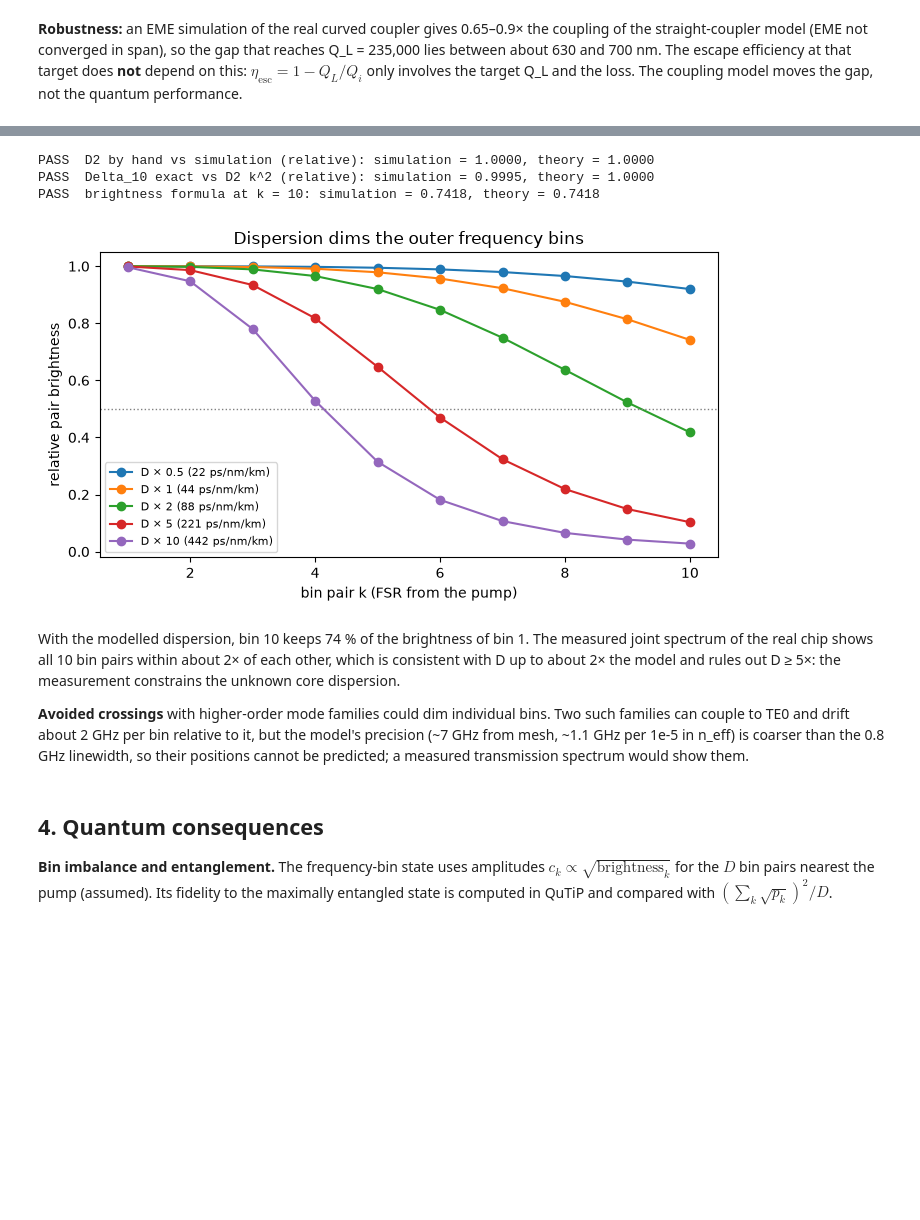
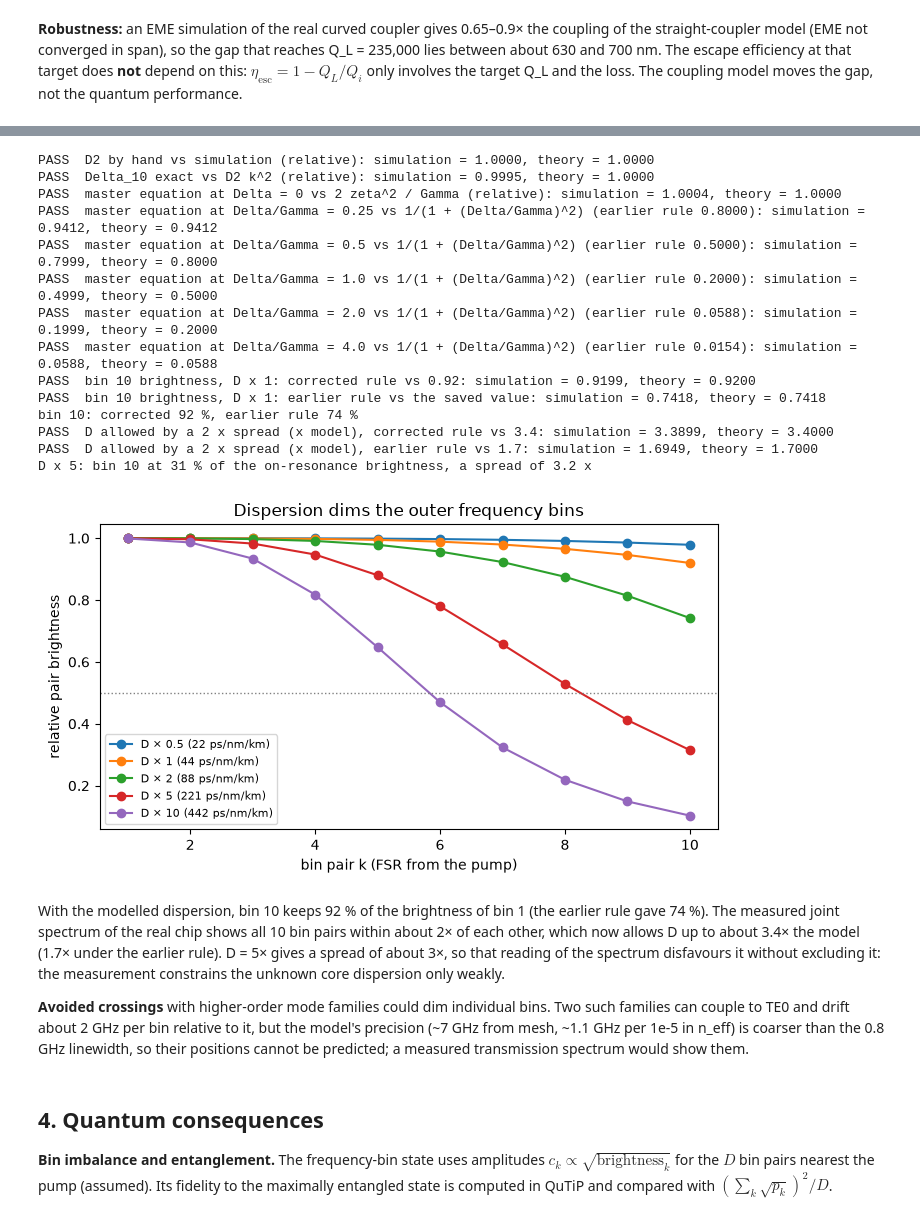
Before and after one commit to Nebtio-eng/qutip-quantum-optics-learning, a Jupyter notebook: notebooks/13_ring_resonator_design.ipynb, the cells around one changed output, grey strips where cells are left out. Cells and saved outputs as stored; diff of their text form; code cells hidden in the pictures; blank space fills up the shorter version.

Commit message:
Correct bin brightness to the two-resonance overlap rule, 1/(1+(Delta/G)^2), with a master-equation check

```diff
--- a/notebooks/13_ring_resonator_design.ipynb
+++ b/notebooks/13_ring_resonator_design.ipynb
@@ -110,28 +116,69 @@ and a pair in bin $k$ is suppressed by the Lorentzian overlap $1/(1 + (2\Delta_k
 # %%
 pump = ds["pump"]
 LW = ds["inputs"]["linewidth_Hz"]
 base = ds["bins_vs_D_scale"]["1"]
 D2 = pump["lam_m"] ** 2 * base["D_ps_nm_km"] * 1e-6 * (2 * np.pi * pump["FSR_Hz"]) ** 2 / (2 * np.pi * pump["ng"])
 check("D2 by hand vs simulation (relative)", D2 / base["D2_rad_s"], 1.0, tol=0.01)
 k10 = base["bins"][-1]
 check("Delta_10 exact vs D2 k^2 (relative)", k10["Delta_numeric_Hz"] / (D2 * 100 / (2 * np.pi)), 1.0, tol=0.01)
-check("brightness formula at k = 10", 1 / (1 + (2 * k10["Delta_numeric_Hz"] / LW) ** 2), k10["brightness_numeric"], tol=1e-6)
+
+def overlap(delta, G=LW):
+    """Bin brightness: CW pump on resonance, equal signal and idler linewidths G (delta and G in the same units)."""
+    return 1 / (1 + (delta / G) ** 2)
+
+def earlier_rule(delta, G=LW):
+    """The rule used before the correction; half the true width. Kept only for comparison."""
+    return 1 / (1 + (2 * delta / G) ** 2)
+
+# Master-equation check: two modes with decay Gamma = 1, weak parametric drive zeta, and a sum detuning Delta
+# shared equally between them. The steady-state photon number is the pair rate, with no overlap formula assumed.
+N = 6
+s_op = qt.tensor(qt.destroy(N), qt.qeye(N))
+i_op = qt.tensor(qt.qeye(N), qt.destroy(N))
+def pair_rate(delta, zeta=0.01):
+    H = zeta * (s_op.dag() * i_op.dag() + s_op * i_op) + delta / 2 * (s_op.dag() * s_op + i_op.dag() * i_op)
+    return qt.expect(s_op.dag() * s_op, qt.steadystate(H, [s_op, i_op]))
+r0 = pair_rate(0.0)
+check("master equation at Delta = 0 vs 2 zeta^2 / Gamma (relative)", r0 / (2 * 0.01 ** 2), 1.0, tol=2e-3)
+for x in (0.25, 0.5, 1.0, 2.0, 4.0):
+    check(f"master equation at Delta/Gamma = {x} vs 1/(1 + (Delta/Gamma)^2) (earlier rule {earlier_rule(x, 1.0):.4f})", pair_rate(x) / r0, overlap(x, 1.0), tol=2e-3)
+
+d10 = k10["Delta_numeric_Hz"]
+check("bin 10 brightness, D x 1: corrected rule vs 0.92", overlap(d10), 0.92, tol=0.005)
+check("bin 10 brightness, D x 1: earlier rule vs the saved value", earlier_rule(d10), k10["brightness_numeric"], tol=1e-6)
+print(f"bin 10: corrected {overlap(d10) * 100:.0f} %, earlier rule {earlier_rule(d10) * 100:.0f} %")
+# how much core dispersion a 2 x brightness spread across the 10 bin pairs allows: Delta_10 = Gamma, Delta_10 is linear in D
+check("D allowed by a 2 x spread (x model), corrected rule vs 3.4", LW / d10, 3.4, tol=0.05)
+check("D allowed by a 2 x spread (x model), earlier rule vs 1.7", LW / (2 * d10), 1.7, tol=0.05)
+b5 = overlap(ds["bins_vs_D_scale"]["5"]["bins"][-1]["Delta_numeric_Hz"])
+print(f"D x 5: bin 10 at {b5 * 100:.0f} % of the on-resonance brightness, a spread of {1 / b5:.1f} x")
 
 plt.figure(figsize=(7, 4))
 for s, entry in ds["bins_vs_D_scale"].items():
     ks = [b["k"] for b in entry["bins"]]
-    plt.plot(ks, [b["brightness_numeric"] for b in entry["bins"]], "o-", label=f"D × {s} ({entry['D_ps_nm_km']:.0f} ps/nm/km)")
+    plt.plot(ks, [overlap(b["Delta_numeric_Hz"]) for b in entry["bins"]], "o-", label=f"D × {s} ({entry['D_ps_nm_km']:.0f} ps/nm/km)")
 plt.axhline(0.5, color="gray", ls=":", lw=1)
 plt.xlabel("bin pair k (FSR from the pump)"); plt.ylabel("relative pair brightness")
 plt.title("Dispersion dims the outer frequency bins")
 plt.legend(fontsize=8); plt.tight_layout(); plt.show()
 # %% [output]
 PASS  D2 by hand vs simulation (relative): simulation = 1.0000, theory = 1.0000
 PASS  Delta_10 exact vs D2 k^2 (relative): simulation = 0.9995, theory = 1.0000
-PASS  brightness formula at k = 10: simulation = 0.7418, theory = 0.7418
+PASS  master equation at Delta = 0 vs 2 zeta^2 / Gamma (relative): simulation = 1.0004, theory = 1.0000
+PASS  master equation at Delta/Gamma = 0.25 vs 1/(1 + (Delta/Gamma)^2) (earlier rule 0.8000): simulation = 0.9412, theory = 0.9412
+PASS  master equation at Delta/Gamma = 0.5 vs 1/(1 + (Delta/Gamma)^2) (earlier rule 0.5000): simulation = 0.7999, theory = 0.8000
+PASS  master equation at Delta/Gamma = 1.0 vs 1/(1 + (Delta/Gamma)^2) (earlier rule 0.2000): simulation = 0.4999, theory = 0.5000
+PASS  master equation at Delta/Gamma = 2.0 vs 1/(1 + (Delta/Gamma)^2) (earlier rule 0.0588): simulation = 0.1999, theory = 0.2000
+PASS  master equation at Delta/Gamma = 4.0 vs 1/(1 + (Delta/Gamma)^2) (earlier rule 0.0154): simulation = 0.0588, theory = 0.0588
+PASS  bin 10 brightness, D x 1: corrected rule vs 0.92: simulation = 0.9199, theory = 0.9200
+PASS  bin 10 brightness, D x 1: earlier rule vs the saved value: simulation = 0.7418, theory = 0.7418
+bin 10: corrected 92 %, earlier rule 74 %
+PASS  D allowed by a 2 x spread (x model), corrected rule vs 3.4: simulation = 3.3899, theory = 3.4000
+PASS  D allowed by a 2 x spread (x model), earlier rule vs 1.7: simulation = 1.6949, theory = 1.7000
+D x 5: bin 10 at 31 % of the on-resonance brightness, a spread of 3.2 x
-[figure, old version]
+[figure, new version]
 # %% [markdown]
-With the modelled dispersion, bin 10 keeps 74 % of the brightness of bin 1. The measured joint spectrum of the real chip shows all 10 bin pairs within about 2× of each other, which is consistent with D up to about 2× the model and rules out D ≥ 5×: the measurement constrains the unknown core dispersion.
+With the modelled dispersion, bin 10 keeps 92 % of the brightness of bin 1 (the earlier rule gave 74 %). The measured joint spectrum of the real chip shows all 10 bin pairs within about 2× of each other, which now allows D up to about 3.4× the model (1.7× under the earlier rule). D = 5× gives a spread of about 3×, so that reading of the spectrum disfavours it without excluding it: the measurement constrains the unknown core dispersion only weakly.
 
 **Avoided crossings** with higher-order mode families could dim individual bins. Two such families can couple to TE0 and drift about 2 GHz per bin relative to it, but the model's precision (~7 GHz from mesh, ~1.1 GHz per 1e-5 in n_eff) is coarser than the 0.8 GHz linewidth, so their positions cannot be predicted; a measured transmission spectrum would show them.
 # %% [markdown]
```
Also changed, not shown: parts of 5 cells of this notebook, 1 other file.
